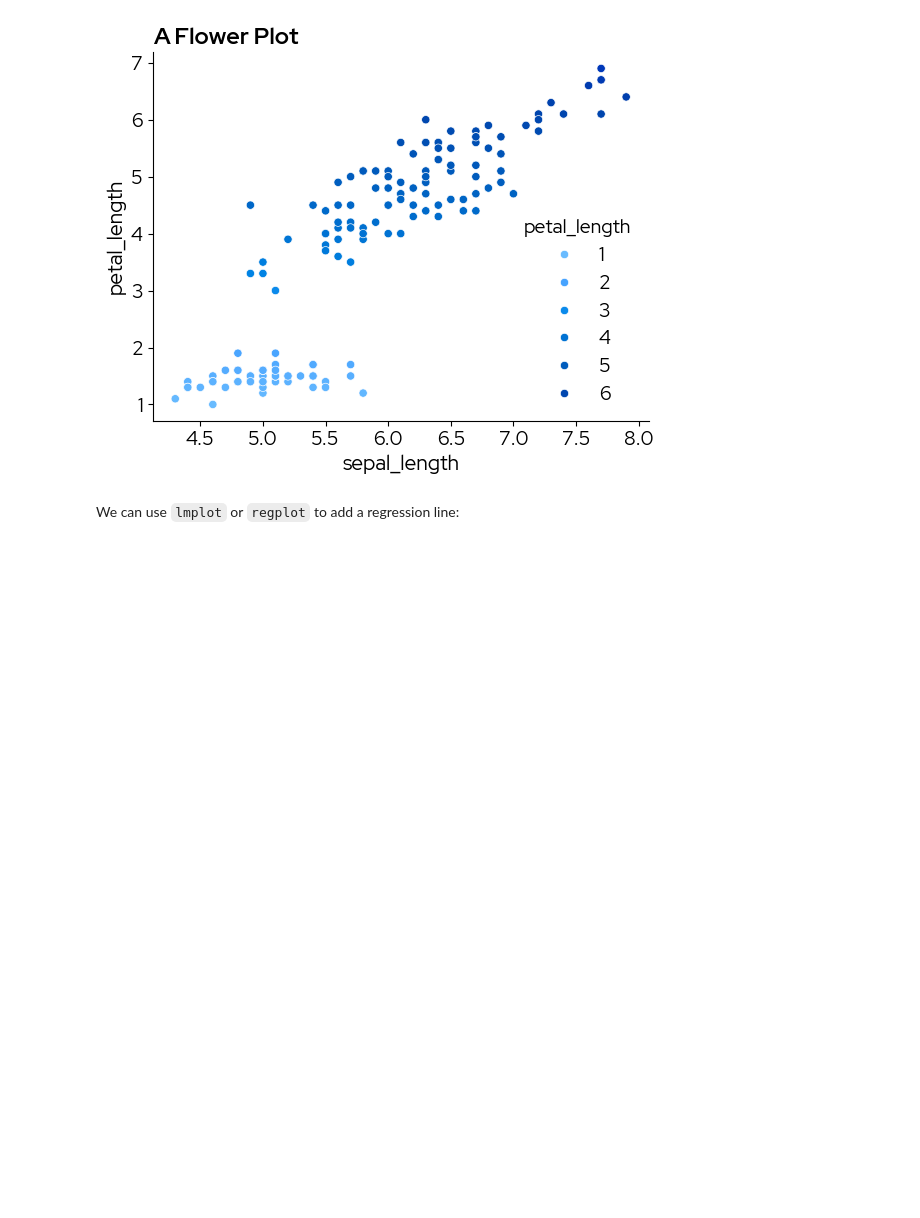
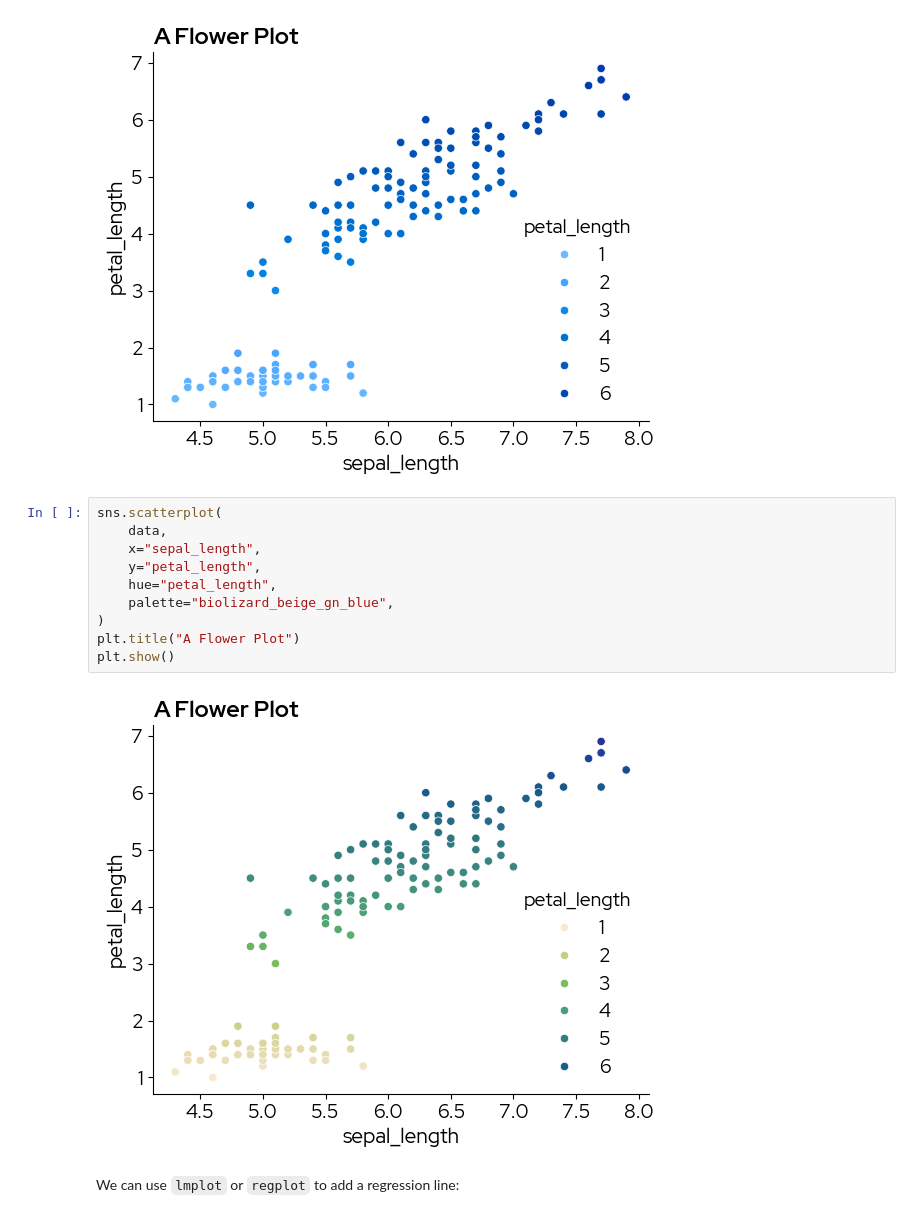
Before and after one commit to lizard-bio/nature-grade-visualization-playground, a Jupyter notebook: BioLizardStylePython/docs/example.ipynb, the cells around one changed output. Saved outputs shown, nothing was run; the diff lists cells and outputs as text; blank space fills up the shorter version.

```diff
--- a/BioLizardStylePython/docs/example.ipynb
+++ b/BioLizardStylePython/docs/example.ipynb
@@ -439,6 +447,18 @@ plt.title("A Flower Plot")
 plt.show()
 # %% [output]
 [figure]
+# %%
+sns.scatterplot(
+    data,
+    x="sepal_length",
+    y="petal_length",
+    hue="petal_length",
+    palette="biolizard_beige_gn_blue",
+)
+plt.title("A Flower Plot")
+plt.show()
+# %% [output]
+[figure, added]
 # %% [markdown]
 We can use `lmplot` or `regplot` to add a regression line:
 # %%
```
Also changed, not shown: parts of 5 cells of this notebook, 9 other files.
